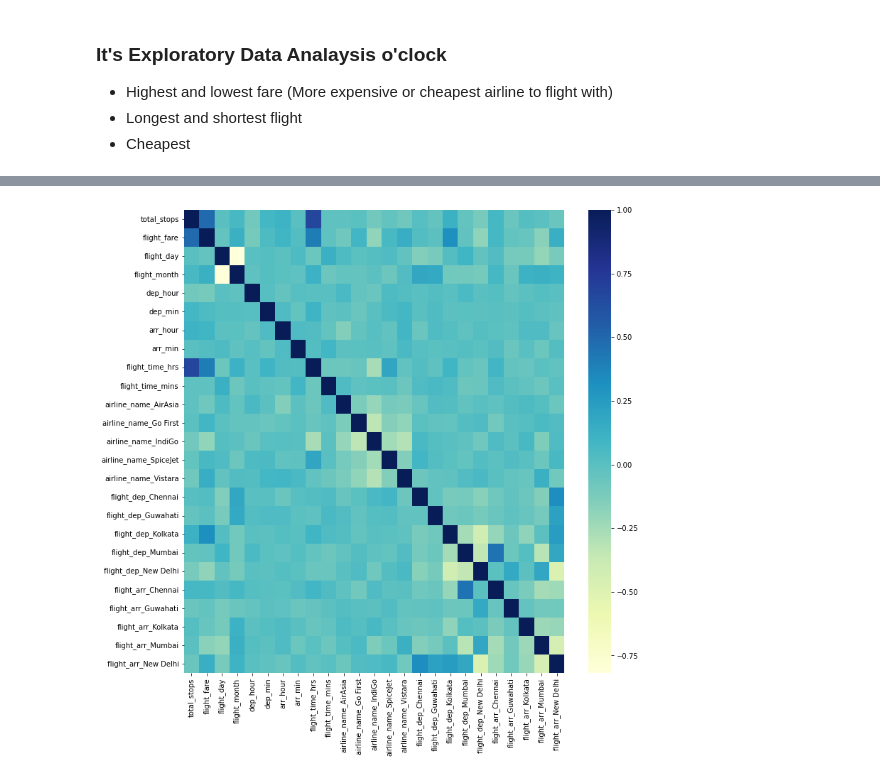
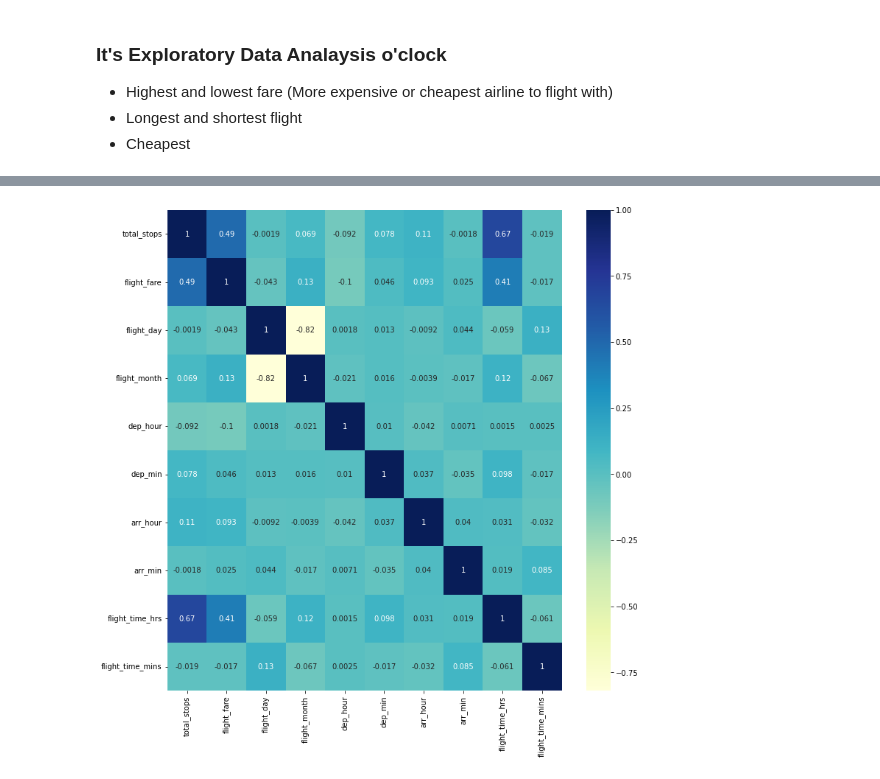
Before and after one commit to maco-data/airline-fare-prediction, a Jupyter notebook: notebook_eda.ipynb, the cells around one changed output, grey strips where cells are left out. Drawn from its saved outputs; the diff is of its cells as text; code cells hidden in the pictures.

```diff
--- a/notebook_eda.ipynb
+++ b/notebook_eda.ipynb
@@ -374,11 +374,11 @@ destination.head()
 | 4 | 0 | 0 | 0 | 1 | 0 |
 # %%
 # Concatenating all dataframes --> train_data + airline + origin + destiantion
-train_data = pd.concat([df, airline, origin, destination], axis = 1)
+trained_data = pd.concat([df, airline, origin, destination], axis = 1)
 
 # Dropping airline_name, flight_dep and flight_arr features
-train_data.drop(["airline_name", "flight_dep", "flight_arr"], axis = 1, inplace = True)
-train_data.head()
+trained_data.drop(["airline_name", "flight_dep", "flight_arr"], axis = 1, inplace = True)
+trained_data.head()
 # %% [output]
 |  | total_stops | flight_fare | flight_day | flight_month | dep_hour | dep_min | arr_hour | arr_min | ... |
 | 0 | 1 | 3379 | 26 | 2 | 13 | 30 | 20 | 35 | ... |
@@ -400,7 +418,7 @@ train_data.shape
 # %%
-
+# Plotting the correlation between features
 plt.figure(figsize = (12, 12))
-sns.heatmap(train_data.corr(), cmap="YlGnBu")
+sns.heatmap(trained_data.iloc[: , :10].corr(), annot=True, cmap="YlGnBu")
 plt.show()
 # %% [output]
-[figure, old version]
+[figure, new version]
```
Also changed, not shown: parts of 6 cells of this notebook.
